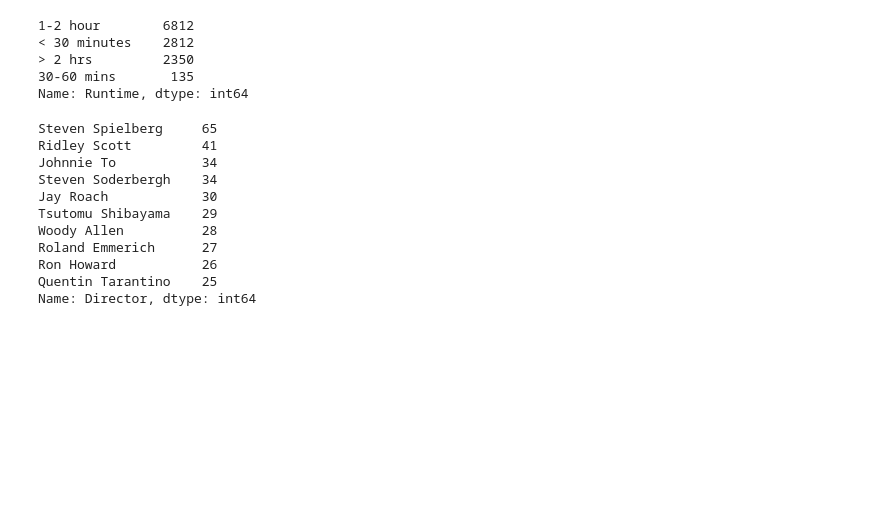
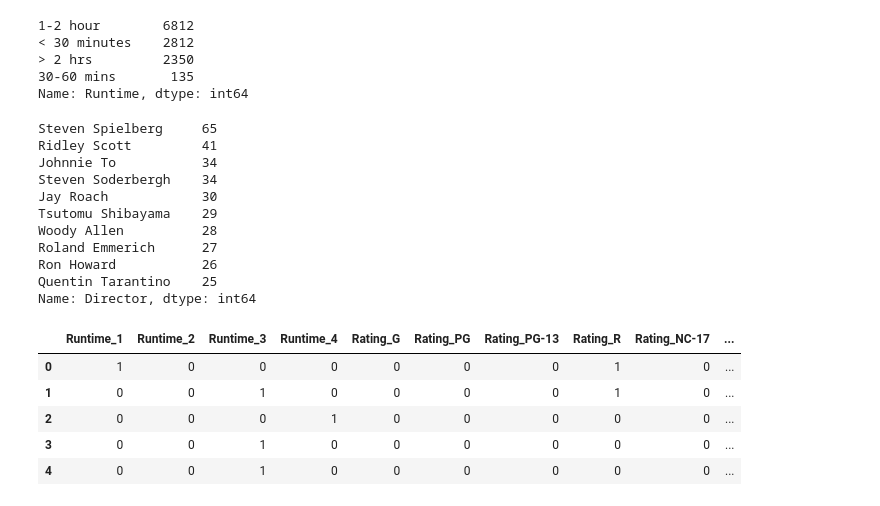
Before and after one commit to Evan-Callaghan/CPSC-453-Seminar, a Jupyter notebook: Project Items/Blockbuster_Clean.ipynb, the cells around one changed output. Drawn from its saved outputs; the diff is of its cells as text; code cells hidden in the pictures; blank space fills up the shorter version.

```diff
--- a/Project Items/Blockbuster_Clean.ipynb
+++ b/Project Items/Blockbuster_Clean.ipynb
@@ -308,0 +311,11 @@ movie.to_csv('blockbuster.csv', index = False)
+# %%
+ ## Removing unnecessary variables for recommendation process
+blockbuster_temp = blockbuster.iloc[0:100, 14:62]
+blockbuster_temp.head()
+# %% [output]
+|  | Runtime_1 | Runtime_2 | Runtime_3 | Runtime_4 | Rating_G | Rating_PG | Rating_PG-13 | Rating_R | Rating_NC-17 | ... |
+| 0 | 1 | 0 | 0 | 0 | 0 | 0 | 0 | 1 | 0 | ... |
+| 1 | 0 | 0 | 1 | 0 | 0 | 0 | 0 | 1 | 0 | ... |
+| 2 | 0 | 0 | 0 | 1 | 0 | 0 | 0 | 0 | 0 | ... |
+| 3 | 0 | 0 | 1 | 0 | 0 | 0 | 0 | 0 | 0 | ... |
+| 4 | 0 | 0 | 1 | 0 | 0 | 0 | 0 | 0 | 0 | ... |
```
Also changed, not shown: parts of 14 cells of this notebook, 2 other files.
